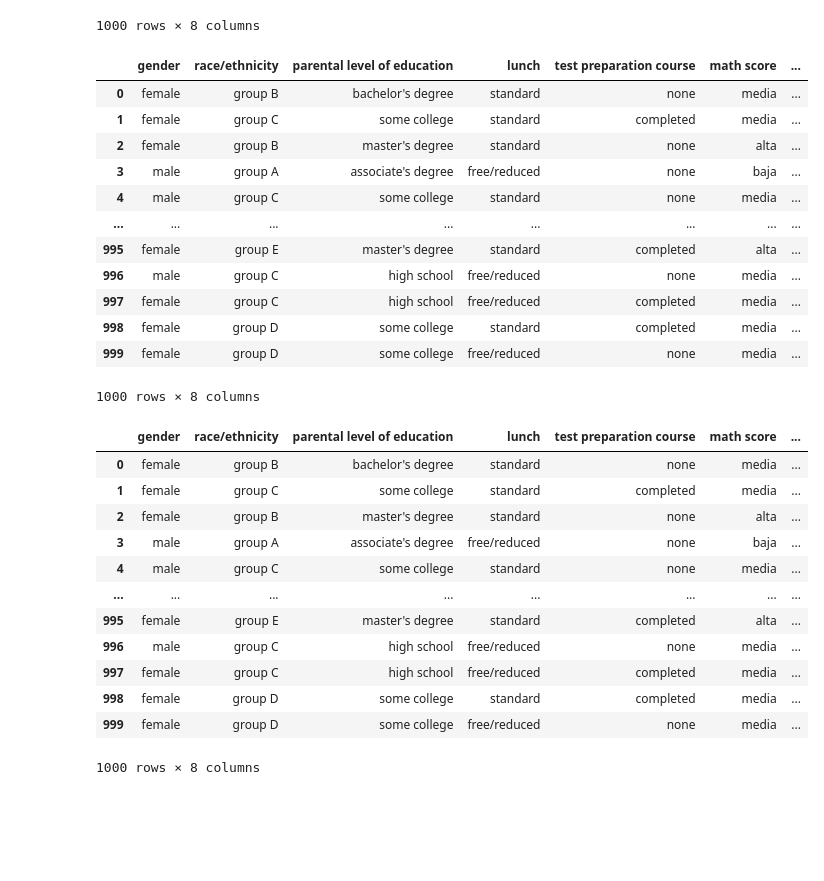
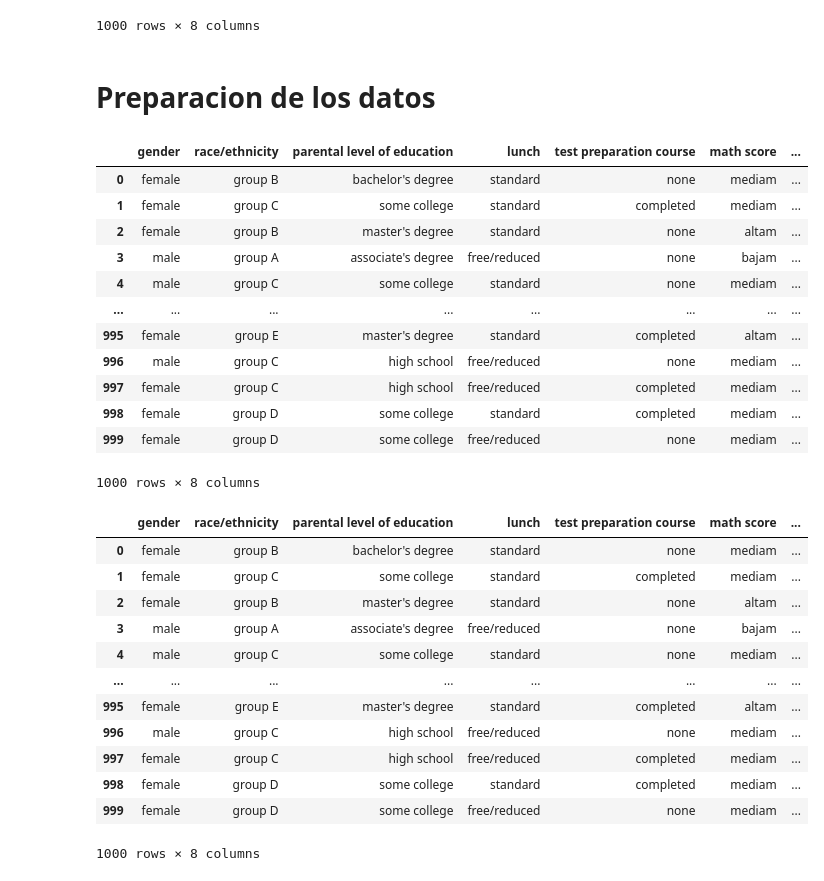
Before and after one commit to roig7/Practicamining2, a Jupyter notebook: LAB02-GRUPORoigChavarri/Practica1Asociacion.ipynb, the cells around one changed output. Saved outputs shown, nothing was run; the diff lists cells and outputs as text; code cells hidden in the pictures; blank space fills up the shorter version.

```diff
--- a/LAB02-GRUPORoigChavarri/Practica1Asociacion.ipynb
+++ b/LAB02-GRUPORoigChavarri/Practica1Asociacion.ipynb
@@ -24,29 +24,31 @@ data
 | 998 | female | group D | some college | standard | completed | 68 | ... |
 | 999 | female | group D | some college | free/reduced | none | 77 | ... |
 1000 rows × 8 columns
+# %% [markdown]
+# Preparacion de los datos
 # %%
 #Agrupa la columna de día del mes de manera que cada uno corresponda a una semana usando una etiqueta de tipo String.
 conditionlist = [
     (data['math score'] >= 0) & (data['math score'] <=25),
     (data['math score'] >= 26) & (data['math score'] <=51),
     (data['math score'] >= 52) & (data['math score'] <=77),
     (data['math score'] > 78)]
-choicelist = ['muy baja', 'baja', 'media','alta']
+choicelist = ['muy bajam', 'bajam', 'mediam','altam']
 data['math score'] = np.select(conditionlist, choicelist, default='Not Specified')
 data
 # %% [output]
 |  | gender | race/ethnicity | parental level of education | lunch | test preparation course | math score | ... |
-| 0 | female | group B | bachelor's degree | standard | none | media | ... |
-| 1 | female | group C | some college | standard | completed | media | ... |
-| 2 | female | group B | master's degree | standard | none | alta | ... |
-| 3 | male | group A | associate's degree | free/reduced | none | baja | ... |
-| 4 | male | group C | some college | standard | none | media | ... |
+| 0 | female | group B | bachelor's degree | standard | none | mediam | ... |
+| 1 | female | group C | some college | standard | completed | mediam | ... |
+| 2 | female | group B | master's degree | standard | none | altam | ... |
+| 3 | male | group A | associate's degree | free/reduced | none | bajam | ... |
+| 4 | male | group C | some college | standard | none | mediam | ... |
 | ... | ... | ... | ... | ... | ... | ... | ... |
-| 995 | female | group E | master's degree | standard | completed | alta | ... |
-| 996 | male | group C | high school | free/reduced | none | media | ... |
-| 997 | female | group C | high school | free/reduced | completed | media | ... |
-| 998 | female | group D | some college | standard | completed | media | ... |
-| 999 | female | group D | some college | free/reduced | none | media | ... |
+| 995 | female | group E | master's degree | standard | completed | altam | ... |
+| 996 | male | group C | high school | free/reduced | none | mediam | ... |
+| 997 | female | group C | high school | free/reduced | completed | mediam | ... |
+| 998 | female | group D | some college | standard | completed | mediam | ... |
+| 999 | female | group D | some college | free/reduced | none | mediam | ... |
 1000 rows × 8 columns
 # %%
 #Agrupa la columna de día del mes de manera que cada uno corresponda a una semana usando una etiqueta de tipo String.
@@ -55,22 +57,22 @@ conditionlist = [
     (data['reading score'] >= 26) & (data['reading score'] <=50),
     (data['reading score'] >= 51) & (data['reading score'] <=76),
     (data['reading score'] > 76)]
-choicelist = ['muy baja', 'baja', 'media','alta']
+choicelist = ['muy bajar', 'bajar', 'mediar','altar']
 data['reading score'] = np.select(conditionlist, choicelist, default='Not Specified')
 data
 # %% [output]
 |  | gender | race/ethnicity | parental level of education | lunch | test preparation course | math score | ... |
-| 0 | female | group B | bachelor's degree | standard | none | media | ... |
-| 1 | female | group C | some college | standard | completed | media | ... |
-| 2 | female | group B | master's degree | standard | none | alta | ... |
-| 3 | male | group A | associate's degree | free/reduced | none | baja | ... |
-| 4 | male | group C | some college | standard | none | media | ... |
+| 0 | female | group B | bachelor's degree | standard | none | mediam | ... |
+| 1 | female | group C | some college | standard | completed | mediam | ... |
+| 2 | female | group B | master's degree | standard | none | altam | ... |
+| 3 | male | group A | associate's degree | free/reduced | none | bajam | ... |
+| 4 | male | group C | some college | standard | none | mediam | ... |
 | ... | ... | ... | ... | ... | ... | ... | ... |
-| 995 | female | group E | master's degree | standard | completed | alta | ... |
-| 996 | male | group C | high school | free/reduced | none | media | ... |
-| 997 | female | group C | high school | free/reduced | completed | media | ... |
-| 998 | female | group D | some college | standard | completed | media | ... |
-| 999 | female | group D | some college | free/reduced | none | media | ... |
+| 995 | female | group E | master's degree | standard | completed | altam | ... |
+| 996 | male | group C | high school | free/reduced | none | mediam | ... |
+| 997 | female | group C | high school | free/reduced | completed | mediam | ... |
+| 998 | female | group D | some college | standard | completed | mediam | ... |
+| 999 | female | group D | some college | free/reduced | none | mediam | ... |
 1000 rows × 8 columns
 # %%
 #Agrupa la columna de día del mes de manera que cada uno corresponda a una semana usando una etiqueta de tipo String.
```
Also changed, not shown: parts of 26 cells of this notebook.
